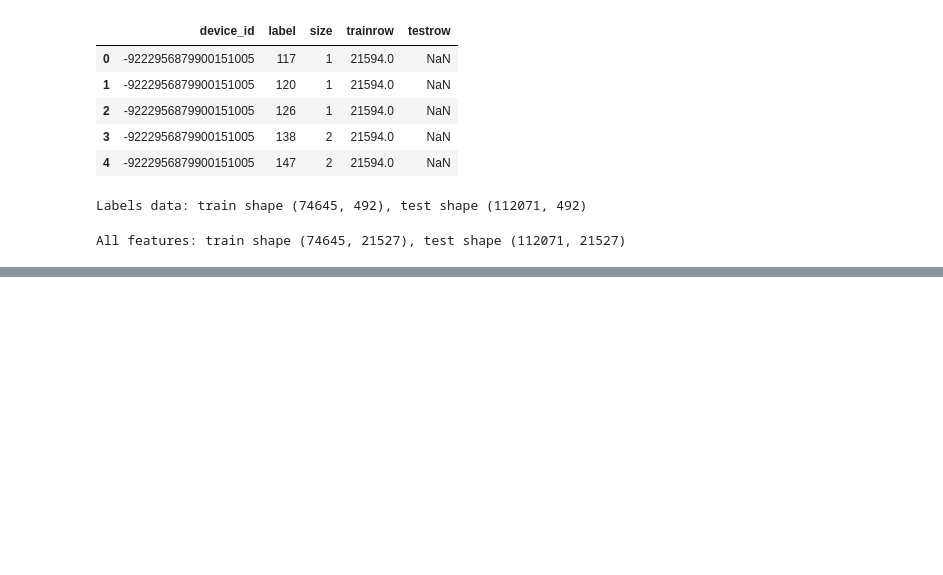
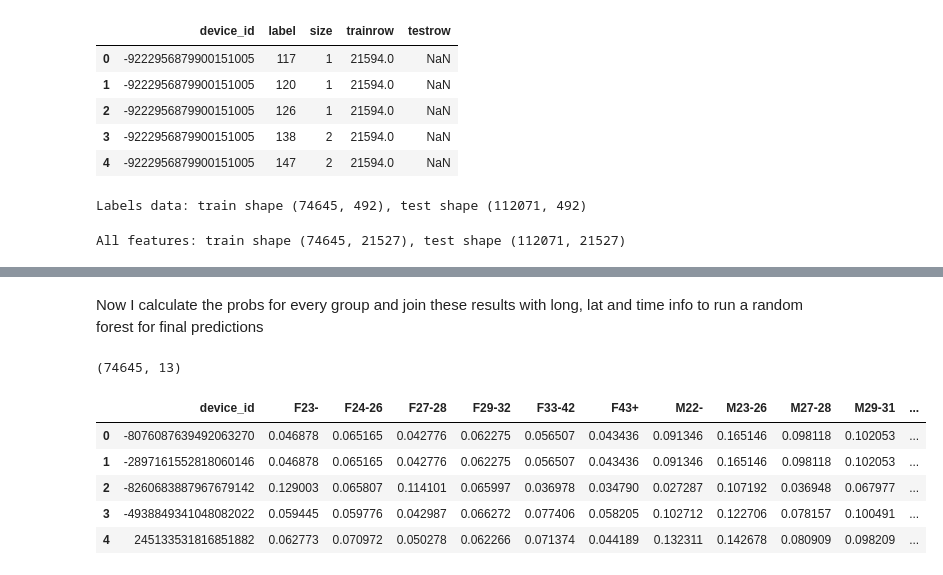
Before and after one commit to nachocarracedo/taking_data, a Jupyter notebook: ml_taking_data.ipynb, the cells around one changed output, grey strips where cells are left out. Drawn from its saved outputs; the diff is of its cells as text; code cells hidden in the pictures; blank space fills up the shorter version.

```diff
--- a/ml_taking_data.ipynb
+++ b/ml_taking_data.ipynb
@@ -198,5 +324,5 @@ nclasses = len(targetencoder.classes_)
 # %%
-for i in (20,22,25,27,30):
+for i in (20,21,22):
 
     X_train = hstack((Xtr_brand, Xtr_model, Xtr_app, Xtr_label), format='csr')
     X_test =  hstack((Xte_brand, Xte_model, Xte_app, Xte_label), format='csr')
@@ -213,7 +339,7 @@ for i in (20,22,25,27,30):
     X_test = selector.transform(X_test)
 
     lg = LogisticRegression(random_state=23, fit_intercept=True, class_weight= None,multi_class='multinomial',solver='lbfgs')
-    param_grid = {'C': [0.01,0.005]}
+    param_grid = {'C': [0.01,0.02]}
     lg_gs = grid_search.GridSearchCV(estimator = lg, param_grid = param_grid, cv = 5, n_jobs=-1, scoring='log_loss', error_score=0, verbose=2)
     lg_gs.fit(X_train, Y_train)
     print("Feature sel %",i)
@@ -253,23 +382,0 @@ Fitting 5 folds for each of 2 candidates, totalling 10 fits
-# %%
-X_train = hstack((Xtr_brand, Xtr_model, Xtr_app, Xtr_label), format='csr')
-X_test =  hstack((Xte_brand, Xte_model, Xte_app, Xte_label), format='csr')
-print('All features: train shape {}, test shape {}'.format(X_train.shape, X_test.shape))
-
-targetencoder = LabelEncoder().fit(train.group)
-Y_train = targetencoder.transform(train.group)
-nclasses = len(targetencoder.classes_)
-
-selector = SelectPercentile(f_classif, percentile=25)
-selector.fit(X_train, Y_train)
-X_train = selector.transform(X_train)
-X_test = selector.transform(X_test)
-
-lg = LogisticRegression(random_state=23, fit_intercept=True, class_weight= None,multi_class='multinomial',solver='lbfgs')
-param_grid = {'C': [0.01,0.008],'fit_intercept':[True,False]}
-lg_gs = grid_search.GridSearchCV(estimator = lg, param_grid = param_grid, cv = 5, n_jobs=-1, scoring='log_loss', error_score=0, verbose=2)
-lg_gs.fit(X_train, Y_train)
-print("Feature sel %",i)
-print("# Num of Features: ", X_train.shape[1])
-print("Best parameters found by grid search:", lg_gs.best_params_)
-print("Best CV score:", lg_gs.best_score_)
-print("Best CV score:", lg_gs.grid_scores_)
@@ -284,0 +383,14 @@ Best CV score: [mean: -2.28317, std: 0.03912, params: {'fit_intercept': True, 'C
+# %% [markdown]
+Now I calculate the probs for every group and join these results with long, lat and time info to run a random forest for final predictions
+# %%
+pred_train = pd.DataFrame(lg_gs.predict_proba(X_train), index = train.index, columns=targetencoder.classes_).reset_index()
+print(pred_train.shape)
+pred_train.head()
+# %% [output]
+(74645, 13)
+|  | device_id | F23- | F24-26 | F27-28 | F29-32 | F33-42 | F43+ | M22- | M23-26 | M27-28 | M29-31 | ... |
+| 0 | -8076087639492063270 | 0.046878 | 0.065165 | 0.042776 | 0.062275 | 0.056507 | 0.043436 | 0.091346 | 0.165146 | 0.098118 | 0.102053 | ... |
+| 1 | -2897161552818060146 | 0.046878 | 0.065165 | 0.042776 | 0.062275 | 0.056507 | 0.043436 | 0.091346 | 0.165146 | 0.098118 | 0.102053 | ... |
+| 2 | -8260683887967679142 | 0.129003 | 0.065807 | 0.114101 | 0.065997 | 0.036978 | 0.034790 | 0.027287 | 0.107192 | 0.036948 | 0.067977 | ... |
+| 3 | -4938849341048082022 | 0.059445 | 0.059776 | 0.042987 | 0.066272 | 0.077406 | 0.058205 | 0.102712 | 0.122706 | 0.078157 | 0.100491 | ... |
+| 4 | 245133531816851882 | 0.062773 | 0.070972 | 0.050278 | 0.062266 | 0.071374 | 0.044189 | 0.132311 | 0.142678 | 0.080909 | 0.098209 | ... |
```
Also changed, not shown: parts of 35 cells of this notebook, 7 other files.
